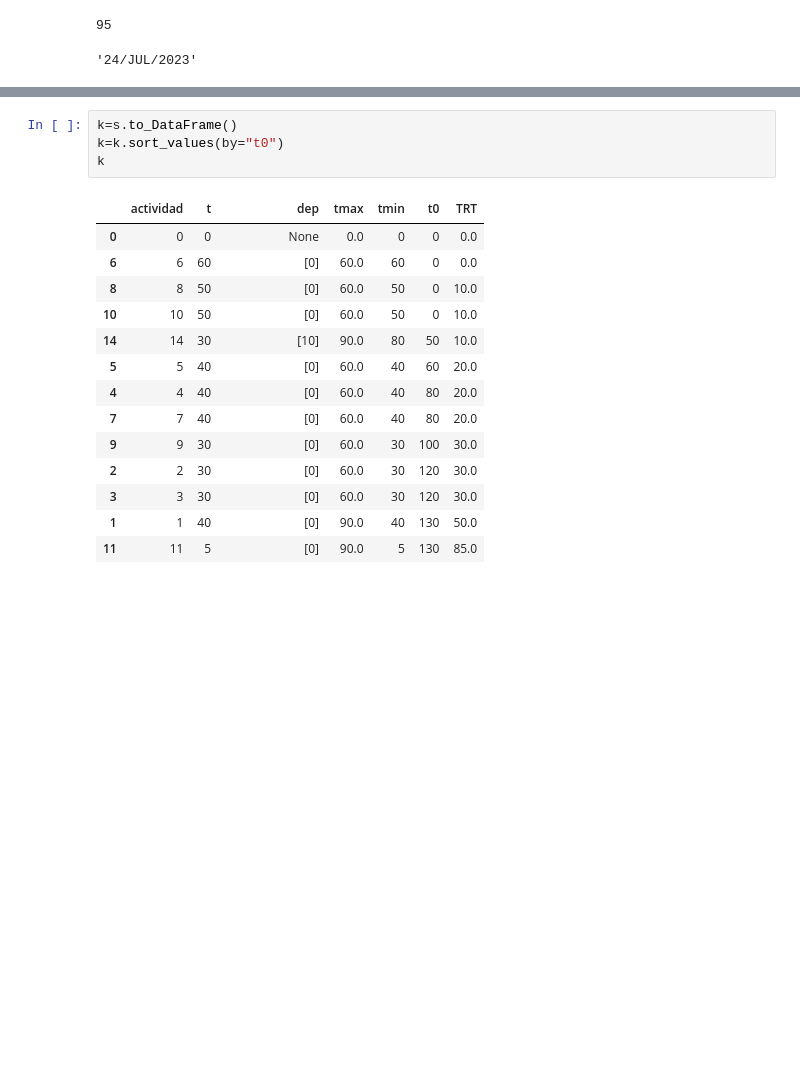
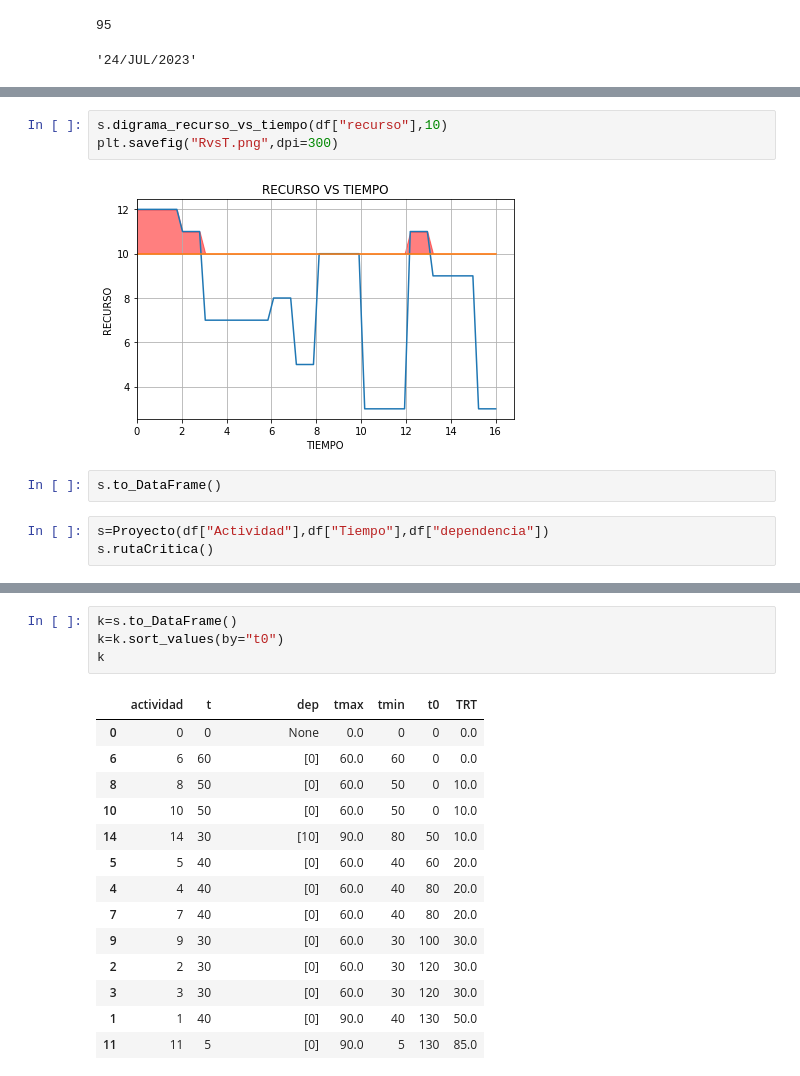
Before and after one commit to Michael-Jimenez-C/Investigaci-n-de-operaciones, a Jupyter notebook: pert.ipynb, the cells around one changed output, grey strips where cells are left out. Cells and saved outputs as stored; diff of their text form; blank space fills up the shorter version.

```diff
--- a/pert.ipynb
+++ b/pert.ipynb
@@ -283,0 +303,10 @@ plt.savefig("GANT PSI.pdf",dpi=300)
+# %%
+s.digrama_recurso_vs_tiempo(df["recurso"],10)
+plt.savefig("RvsT.png",dpi=300)
+# %% [output]
+[figure, added]
+# %%
+s.to_DataFrame()
+# %%
+s=Proyecto(df["Actividad"],df["Tiempo"],df["dependencia"])
+s.rutaCritica()
```
Also changed, not shown: parts of 11 cells of this notebook.
